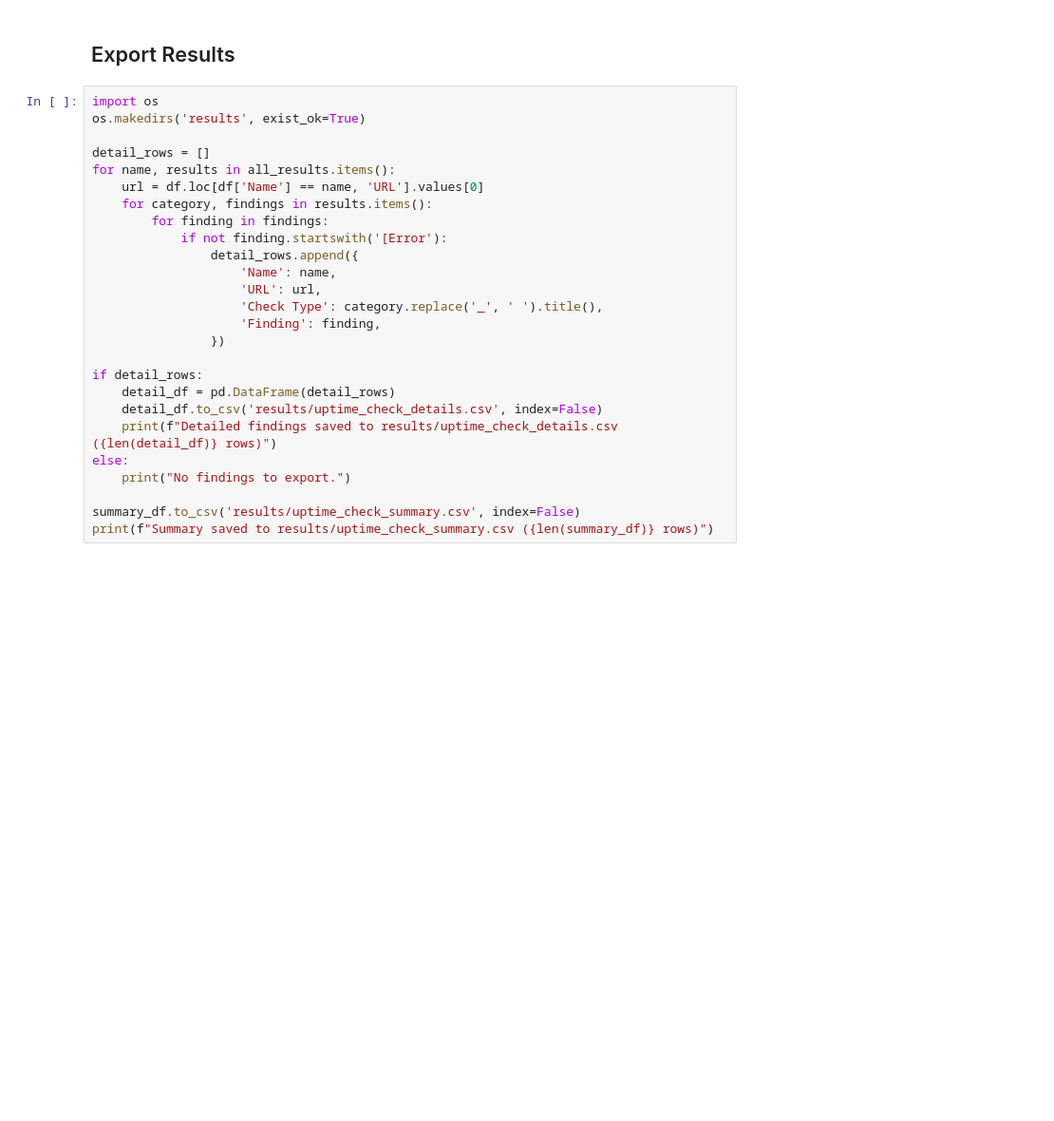
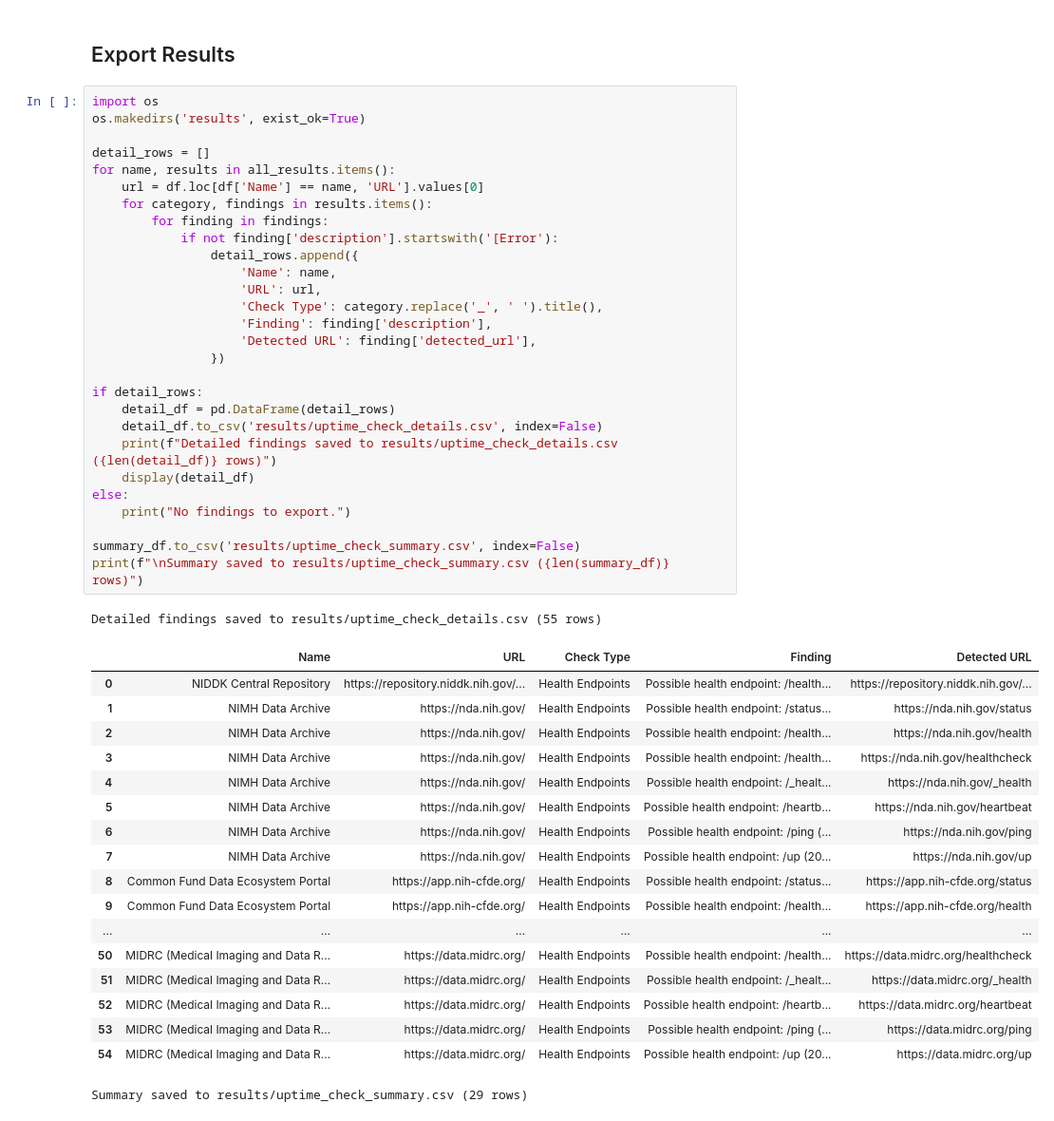
Before and after one commit to gtsueng/IC_landscape_repo, a Jupyter notebook: uptime_checker.ipynb, the cells around one changed output. Shown at 95% size. Drawn from its saved outputs; the diff is of its cells as text; blank space fills up the shorter version.

```diff
--- a/uptime_checker.ipynb
+++ b/uptime_checker.ipynb
@@ -262,26 +358,48 @@ summary_df.style.applymap(
 # %%
 import os
 os.makedirs('results', exist_ok=True)
 
 detail_rows = []
 for name, results in all_results.items():
     url = df.loc[df['Name'] == name, 'URL'].values[0]
     for category, findings in results.items():
         for finding in findings:
-            if not finding.startswith('[Error'):
+            if not finding['description'].startswith('[Error'):
                 detail_rows.append({
                     'Name': name,
                     'URL': url,
                     'Check Type': category.replace('_', ' ').title(),
-                    'Finding': finding,
+                    'Finding': finding['description'],
+                    'Detected URL': finding['detected_url'],
                 })
 
 if detail_rows:
     detail_df = pd.DataFrame(detail_rows)
     detail_df.to_csv('results/uptime_check_details.csv', index=False)
     print(f"Detailed findings saved to results/uptime_check_details.csv ({len(detail_df)} rows)")
+    display(detail_df)
 else:
     print("No findings to export.")
 
 summary_df.to_csv('results/uptime_check_summary.csv', index=False)
-print(f"Summary saved to results/uptime_check_summary.csv ({len(summary_df)} rows)")
+print(f"\nSummary saved to results/uptime_check_summary.csv ({len(summary_df)} rows)")
+# %% [output]
+Detailed findings saved to results/uptime_check_details.csv (55 rows)
+|  | Name | URL | Check Type | Finding | Detected URL |
+| 0 | NIDDK Central Repository | https://repository.niddk.nih.gov/... | Health Endpoints | Possible health endpoint: /health... | https://repository.niddk.nih.gov/... |
+| 1 | NIMH Data Archive | https://nda.nih.gov/ | Health Endpoints | Possible health endpoint: /status... | https://nda.nih.gov/status |
+| 2 | NIMH Data Archive | https://nda.nih.gov/ | Health Endpoints | Possible health endpoint: /health... | https://nda.nih.gov/health |
+| 3 | NIMH Data Archive | https://nda.nih.gov/ | Health Endpoints | Possible health endpoint: /health... | https://nda.nih.gov/healthcheck |
+| 4 | NIMH Data Archive | https://nda.nih.gov/ | Health Endpoints | Possible health endpoint: /_healt... | https://nda.nih.gov/_health |
+| 5 | NIMH Data Archive | https://nda.nih.gov/ | Health Endpoints | Possible health endpoint: /heartb... | https://nda.nih.gov/heartbeat |
+| 6 | NIMH Data Archive | https://nda.nih.gov/ | Health Endpoints | Possible health endpoint: /ping (... | https://nda.nih.gov/ping |
+| 7 | NIMH Data Archive | https://nda.nih.gov/ | Health Endpoints | Possible health endpoint: /up (20... | https://nda.nih.gov/up |
+| 8 | Common Fund Data Ecosystem Portal | https://app.nih-cfde.org/ | Health Endpoints | Possible health endpoint: /status... | https://app.nih-cfde.org/status |
+| 9 | Common Fund Data Ecosystem Portal | https://app.nih-cfde.org/ | Health Endpoints | Possible health endpoint: /health... | https://app.nih-cfde.org/health |
+| ... | ... | ... | ... | ... | ... |
+| 50 | MIDRC (Medical Imaging and Data R... | https://data.midrc.org/ | Health Endpoints | Possible health endpoint: /health... | https://data.midrc.org/healthcheck |
+| 51 | MIDRC (Medical Imaging and Data R... | https://data.midrc.org/ | Health Endpoints | Possible health endpoint: /_healt... | https://data.midrc.org/_health |
+| 52 | MIDRC (Medical Imaging and Data R... | https://data.midrc.org/ | Health Endpoints | Possible health endpoint: /heartb... | https://data.midrc.org/heartbeat |
+| 53 | MIDRC (Medical Imaging and Data R... | https://data.midrc.org/ | Health Endpoints | Possible health endpoint: /ping (... | https://data.midrc.org/ping |
+| 54 | MIDRC (Medical Imaging and Data R... | https://data.midrc.org/ | Health Endpoints | Possible health endpoint: /up (20... | https://data.midrc.org/up |
+Summary saved to results/uptime_check_summary.csv (29 rows)
```
Also changed, not shown: parts of 5 cells of this notebook, 5 other files.
